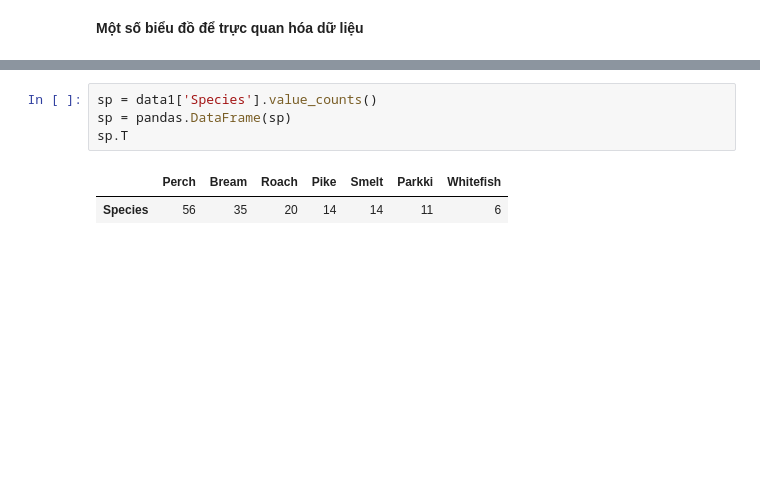
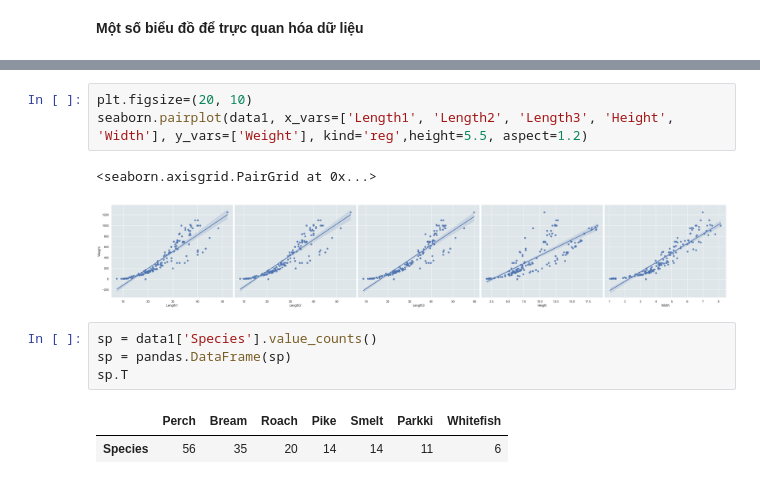
Before and after one commit to VoDuyLongNN/datamining, a Jupyter notebook: BaoCao/baocao.ipynb, the cells around one changed output, grey strips where cells are left out. Cells and saved outputs as stored; diff of their text form; blank space fills up the shorter version.

```diff
--- a/BaoCao/baocao.ipynb
+++ b/BaoCao/baocao.ipynb
@@ -179,3 +193,9 @@ plt.show()
+# %%
+plt.figsize=(20, 10)
+seaborn.pairplot(data1, x_vars=['Length1', 'Length2', 'Length3', 'Height', 'Width'], y_vars=['Weight'], kind='reg',height=5.5, aspect=1.2)
+# %% [output]
+<seaborn.axisgrid.PairGrid at 0x...>
+[figure, added]
 # %%
 sp = data1['Species'].value_counts()
 sp = pandas.DataFrame(sp)
```
Also changed, not shown: parts of 25 cells of this notebook, 23 other files.
